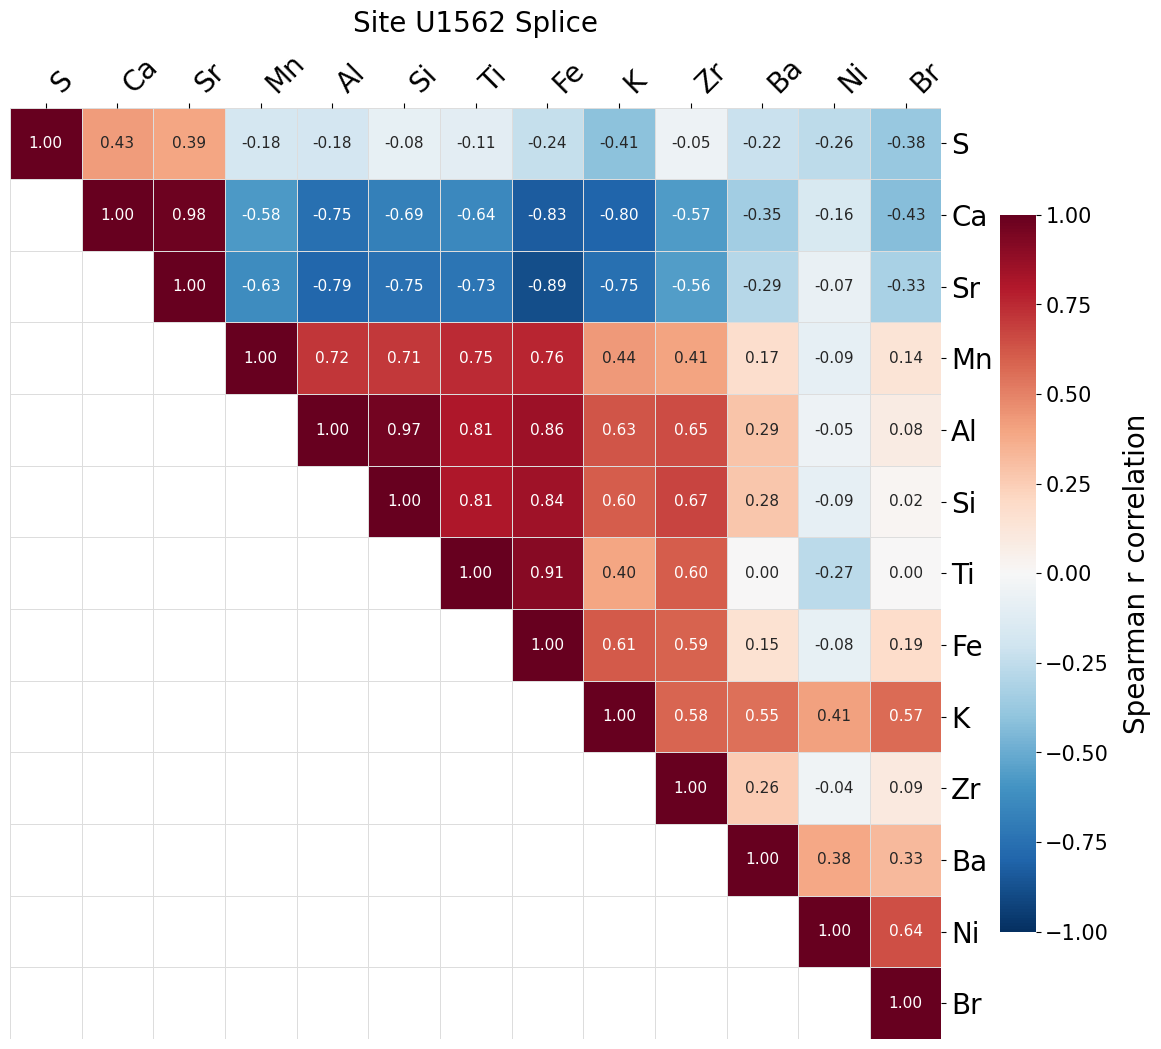
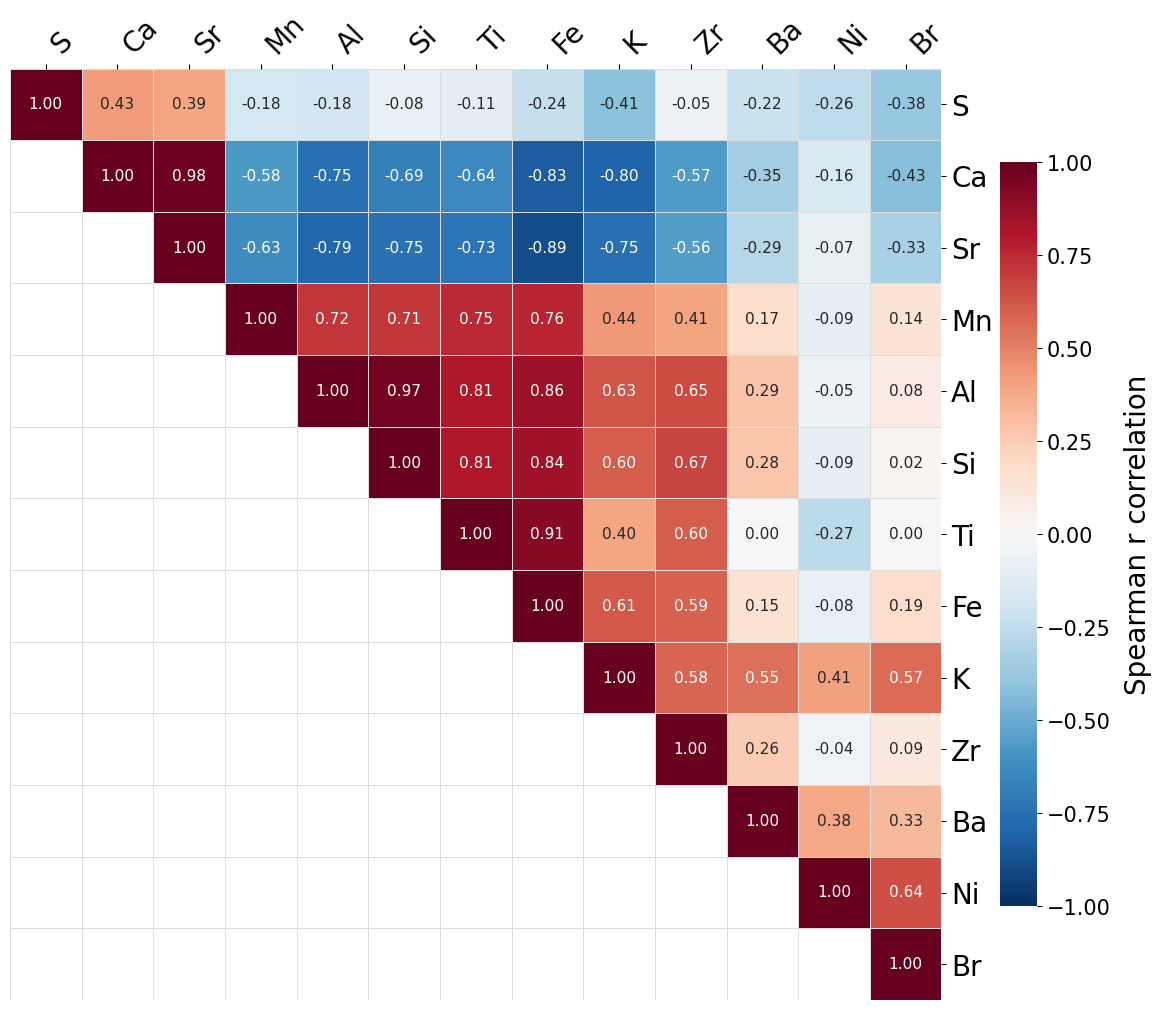
Code edit (unified diff) that turned the first committed figure into the second:
--- before
+++ after
@@ -35,5 +35,5 @@
             cbar_kws={'shrink': 0.7},
             ax=ax)
-ax.set_title('Site U1562 Splice', fontsize=20, pad=12)
+# ax.set_title('Site U1562 Splice', fontsize=20, pad=12)
 ax.set_xticklabels(ax.get_xticklabels(), rotation=45, ha='left', fontsize=20)
 ax.set_yticklabels(ax.get_yticklabels(), rotation=0, fontsize=20)
@@ -43,4 +43,10 @@
 cbar.ax.tick_params(labelsize=15)
 cbar.set_label('Spearman r correlation', fontsize=20, labelpad=10)
+
+# ── save figure ────────────────────────────────────────────────────────────────
+fig.savefig('figures/U1562/U1562_splice_spearman.png',
+            dpi=300, bbox_inches='tight')
+
+
 plt.tight_layout()
 plt.show()

Commit: save high res figs